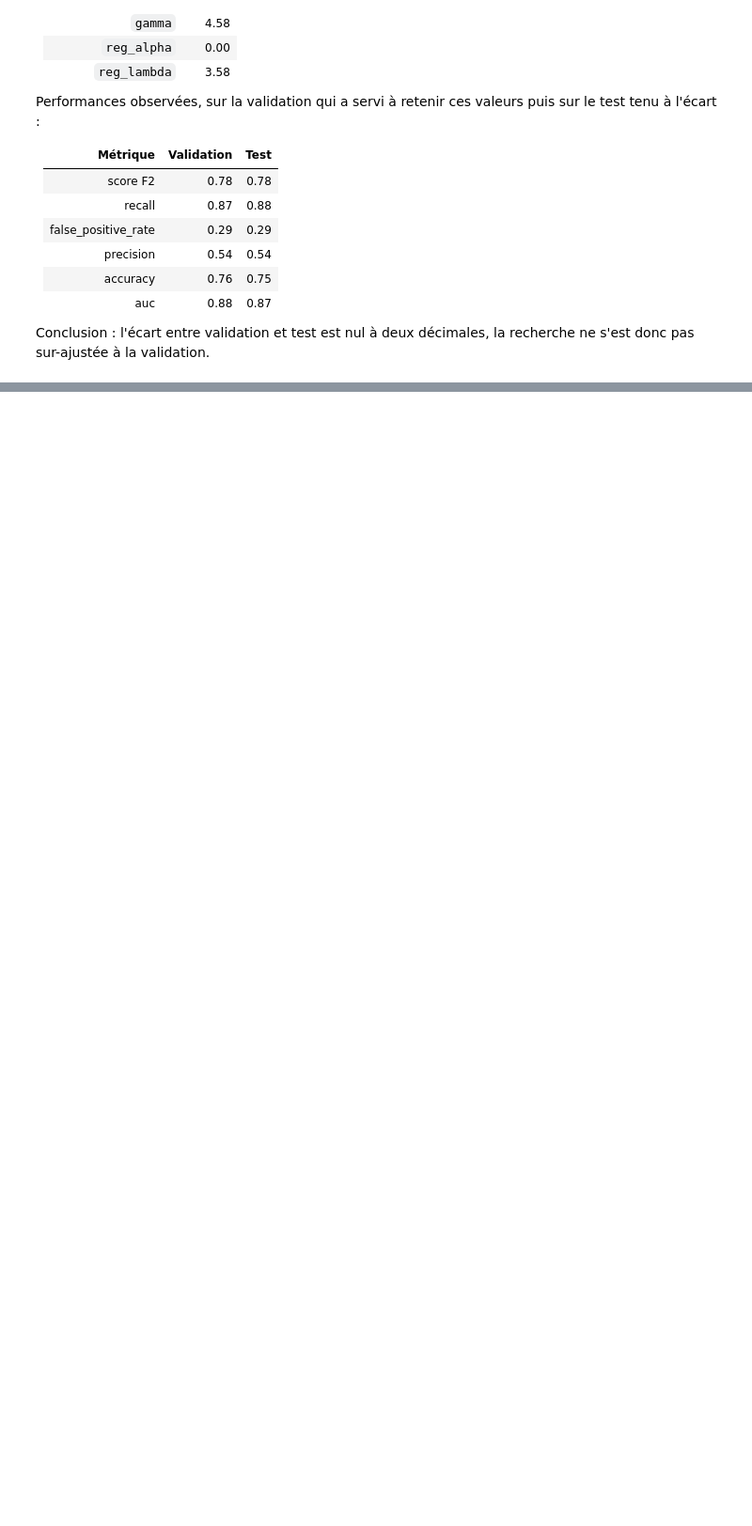
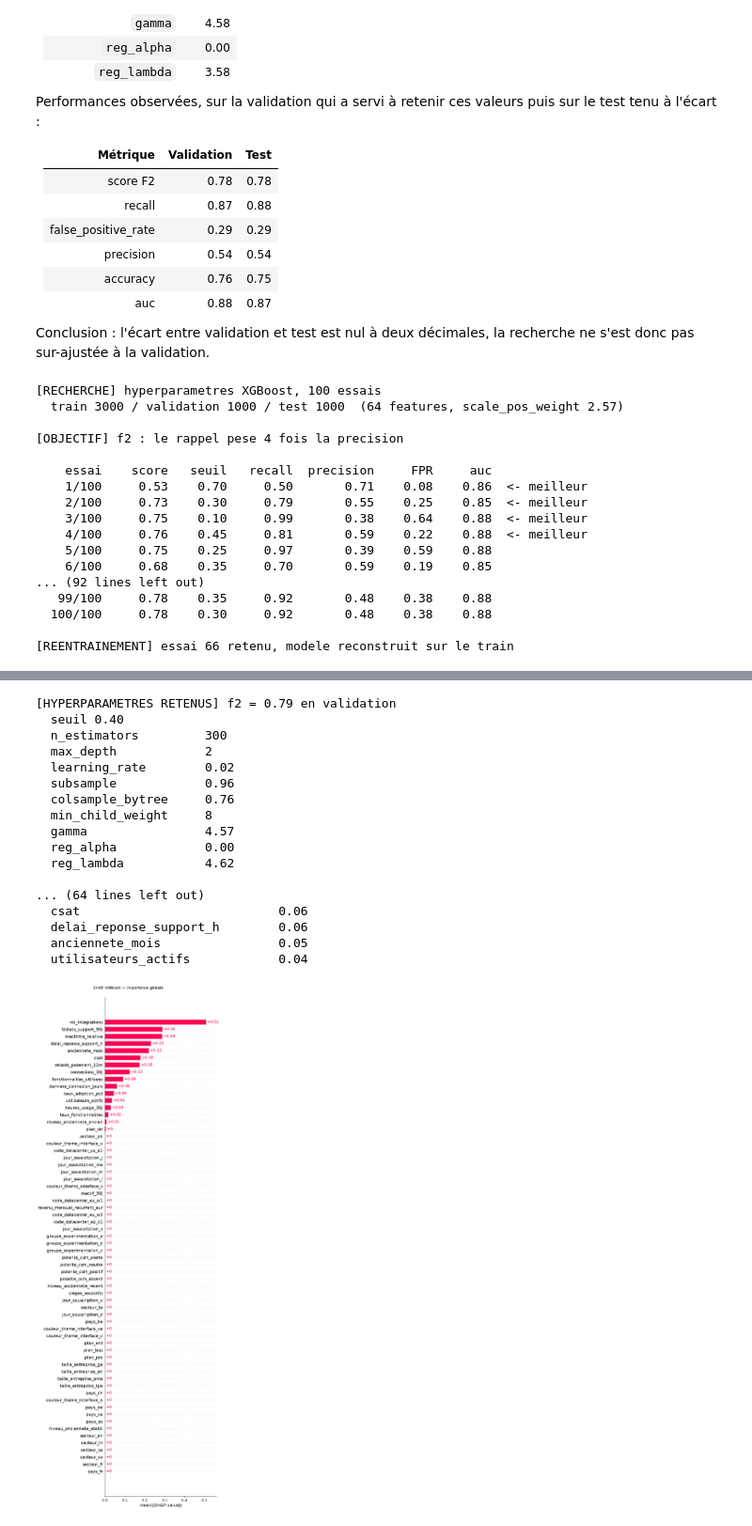
Before and after one commit to aurelien-V03/ml-churn, a Jupyter notebook: churn-notebook.ipynb, the cells around one changed output, grey strips where cells are left out. Shown at 94% size. Drawn from its saved outputs; the diff is of its cells as text; code cells hidden in the pictures; blank space fills up the shorter version.

```diff
--- a/churn-notebook.ipynb
+++ b/churn-notebook.ipynb
@@ -273,10 +273,12 @@ from ml_churn.training.common.explain import (
 resultat_tuning_xgboost = tune_xgboost(n_essais=100)
 
 # 2. Reentrainement avec les hyperparametres retenus, puis mesure sur le jeu de
-# test tenu a l'ecart. C'est ce modele qui est enregistre dans artifacts/.
+# test tenu a l'ecart. Ce modele n'est pas enregistre : seul le modele reduit
+# de la section suivante l'est.
 resultat_xgboost = train_classification_xgboost(
     seuil=resultat_tuning_xgboost.seuil,
     hyperparametres=resultat_tuning_xgboost.hyperparametres,
+    enregistrer=False,
 )
 
 # 3. Explication du modele sur le jeu de test.
@@ -295,3 +297,21 @@ display_figure(
         titre="SHAP XGBoost — effet par client",
     )
 )
+# %% [output]
+[RECHERCHE] hyperparametres XGBoost, 100 essais
+  train 3000 / validation 1000 / test 1000  (64 features, scale_pos_weight 2.57)
+
+[OBJECTIF] f2 : le rappel pese 4 fois la precision
+
+    essai    score   seuil   recall  precision     FPR     auc
+    1/100     0.53    0.70     0.50       0.71    0.08    0.86  <- meilleur
+    2/100     0.73    0.30     0.79       0.55    0.25    0.85  <- meilleur
+    3/100     0.75    0.10     0.99       0.38    0.64    0.88  <- meilleur
+    4/100     0.76    0.45     0.81       0.59    0.22    0.88  <- meilleur
+    5/100     0.75    0.25     0.97       0.39    0.59    0.88
+    6/100     0.68    0.35     0.70       0.59    0.19    0.85
+... (92 lines left out)
+   99/100     0.78    0.35     0.92       0.48    0.38    0.88
+  100/100     0.78    0.30     0.92       0.48    0.38    0.88
+
+[REENTRAINEMENT] essai 66 retenu, modele reconstruit sur le train
@@ -297,0 +324,18 @@ display_figure(
+[HYPERPARAMETRES RETENUS] f2 = 0.79 en validation
+  seuil 0.40
+  n_estimators         300
+  max_depth            2
+  learning_rate        0.02
+  subsample            0.96
+  colsample_bytree     0.76
+  min_child_weight     8
+  gamma                4.57
+  reg_alpha            0.00
+  reg_lambda           4.62
+
+... (64 lines left out)
+  csat                           0.06
+  delai_reponse_support_h        0.06
+  anciennete_mois                0.05
+  utilisateurs_actifs            0.04
+[figure, added]
```
Also changed, not shown: parts of 2 cells of this notebook, 22 other files.
